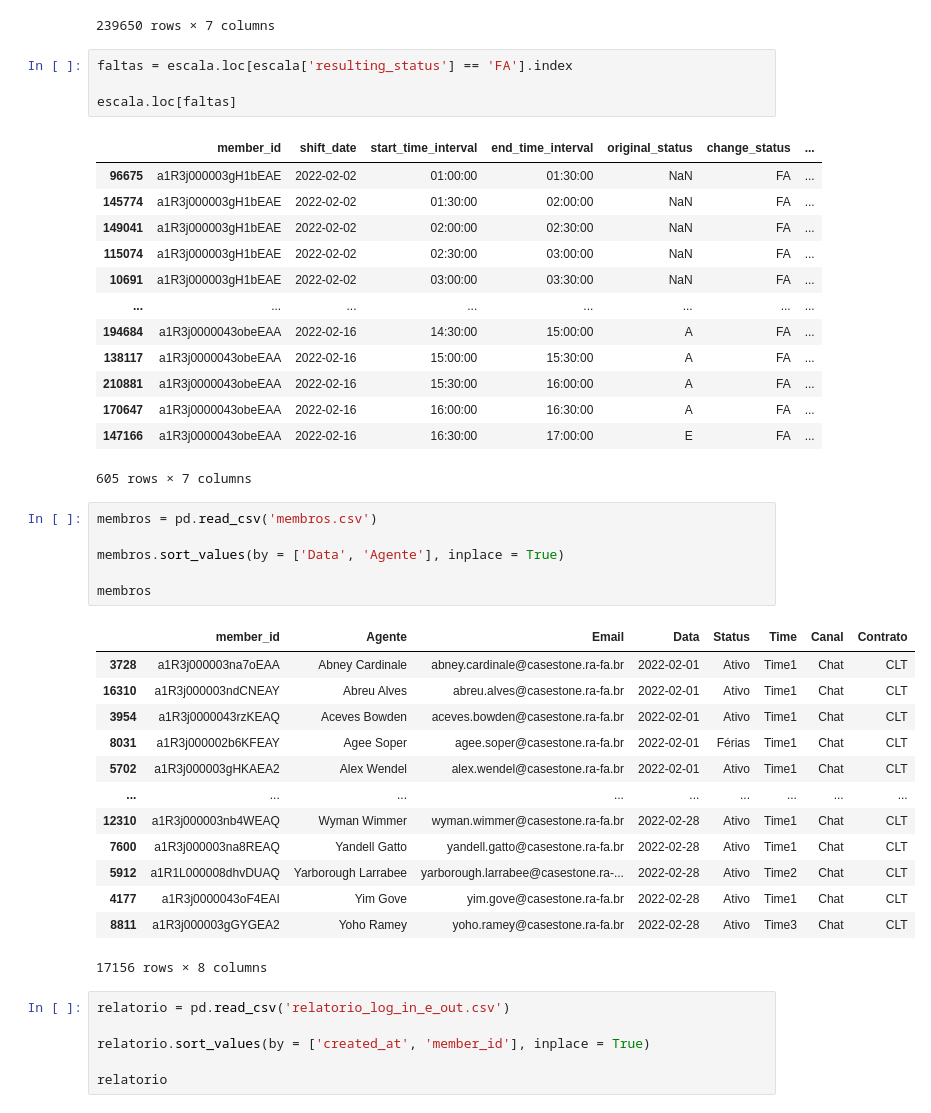
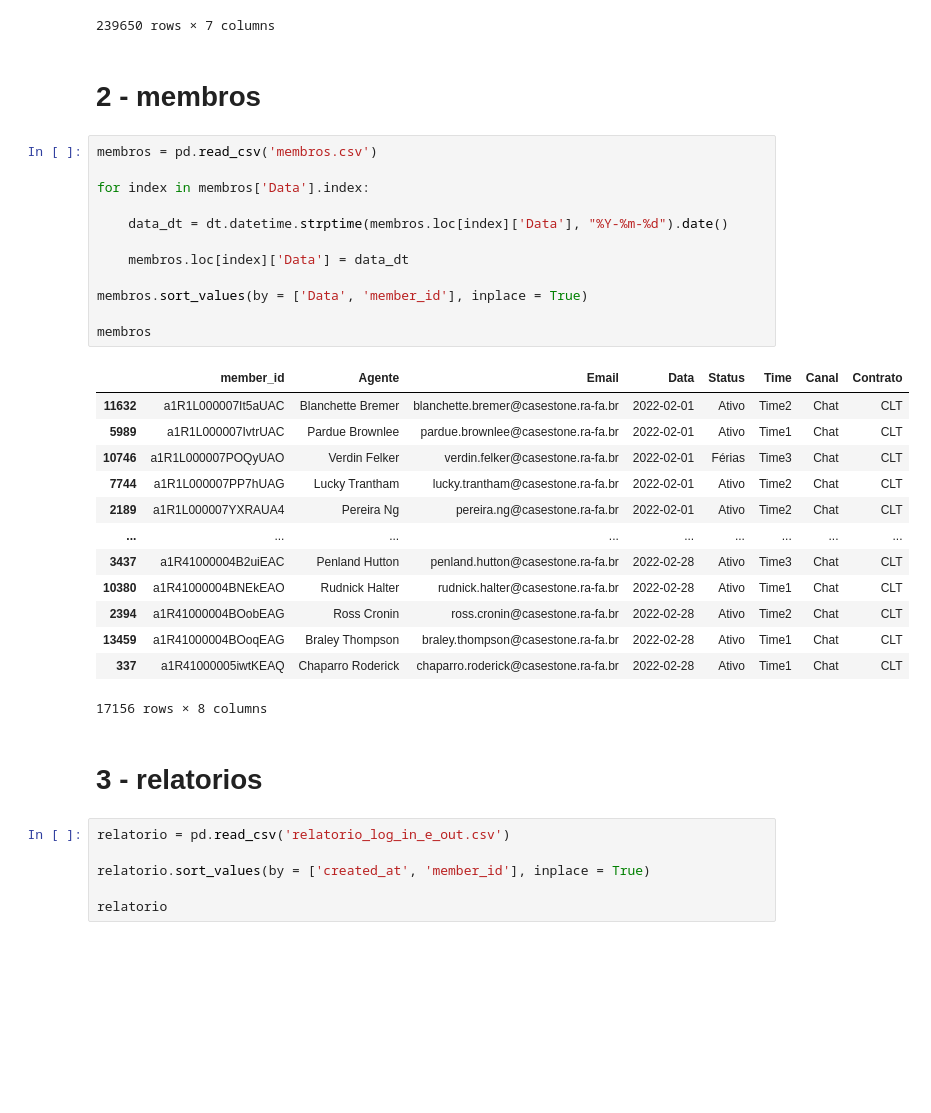
Before and after one commit to G-Moraes/projeto-disponibilidade, a Jupyter notebook: analise.ipynb, the cells around one changed output. Cells and saved outputs as stored; diff of their text form; blank space fills up the shorter version.

```diff
--- a/analise.ipynb
+++ b/analise.ipynb
@@ -66,44 +90,36 @@ escala
 | 150197 | a1R41000005iwtKEAQ | 2022-02-28 | 14:00:00 | 14:30:00 | A | FO | ... |
 | 184184 | a1R41000005iwtKEAQ | 2022-02-28 | 14:30:00 | 15:00:00 | A | FO | ... |
 239650 rows × 7 columns
-# %%
-faltas = escala.loc[escala['resulting_status'] == 'FA'].index
-
-escala.loc[faltas]
-# %% [output]
-|  | member_id | shift_date | start_time_interval | end_time_interval | original_status | change_status | ... |
-| 96675 | a1R3j000003gH1bEAE | 2022-02-02 | 01:00:00 | 01:30:00 | NaN | FA | ... |
-| 145774 | a1R3j000003gH1bEAE | 2022-02-02 | 01:30:00 | 02:00:00 | NaN | FA | ... |
-| 149041 | a1R3j000003gH1bEAE | 2022-02-02 | 02:00:00 | 02:30:00 | NaN | FA | ... |
-| 115074 | a1R3j000003gH1bEAE | 2022-02-02 | 02:30:00 | 03:00:00 | NaN | FA | ... |
-| 10691 | a1R3j000003gH1bEAE | 2022-02-02 | 03:00:00 | 03:30:00 | NaN | FA | ... |
-| ... | ... | ... | ... | ... | ... | ... | ... |
-| 194684 | a1R3j0000043obeEAA | 2022-02-16 | 14:30:00 | 15:00:00 | A | FA | ... |
-| 138117 | a1R3j0000043obeEAA | 2022-02-16 | 15:00:00 | 15:30:00 | A | FA | ... |
-| 210881 | a1R3j0000043obeEAA | 2022-02-16 | 15:30:00 | 16:00:00 | A | FA | ... |
-| 170647 | a1R3j0000043obeEAA | 2022-02-16 | 16:00:00 | 16:30:00 | A | FA | ... |
-| 147166 | a1R3j0000043obeEAA | 2022-02-16 | 16:30:00 | 17:00:00 | E | FA | ... |
-605 rows × 7 columns
+# %% [markdown]
+# 2 - membros
 # %%
 membros = pd.read_csv('membros.csv')
 
-membros.sort_values(by = ['Data', 'Agente'], inplace = True)
+for index in membros['Data'].index:
+
+    data_dt = dt.datetime.strptime(membros.loc[index]['Data'], "%Y-%m-%d").date()
+
+    membros.loc[index]['Data'] = data_dt
+
+membros.sort_values(by = ['Data', 'member_id'], inplace = True)
 
 membros
 # %% [output]
 |  | member_id | Agente | Email | Data | Status | Time | Canal | Contrato |
-| 3728 | a1R3j000003na7oEAA | Abney Cardinale | abney.cardinale@casestone.ra-fa.br | 2022-02-01 | Ativo | Time1 | Chat | CLT |
-| 16310 | a1R3j000003ndCNEAY | Abreu Alves | abreu.alves@casestone.ra-fa.br | 2022-02-01 | Ativo | Time1 | Chat | CLT |
-| 3954 | a1R3j0000043rzKEAQ | Aceves Bowden | aceves.bowden@casestone.ra-fa.br | 2022-02-01 | Ativo | Time1 | Chat | CLT |
-| 8031 | a1R3j000002b6KFEAY | Agee Soper | agee.soper@casestone.ra-fa.br | 2022-02-01 | Férias | Time1 | Chat | CLT |
-| 5702 | a1R3j000003gHKAEA2 | Alex Wendel | alex.wendel@casestone.ra-fa.br | 2022-02-01 | Ativo | Time1 | Chat | CLT |
+| 11632 | a1R1L000007It5aUAC | Blanchette Bremer | blanchette.bremer@casestone.ra-fa.br | 2022-02-01 | Ativo | Time2 | Chat | CLT |
+| 5989 | a1R1L000007IvtrUAC | Pardue Brownlee | pardue.brownlee@casestone.ra-fa.br | 2022-02-01 | Ativo | Time1 | Chat | CLT |
+| 10746 | a1R1L000007POQyUAO | Verdin Felker | verdin.felker@casestone.ra-fa.br | 2022-02-01 | Férias | Time3 | Chat | CLT |
+| 7744 | a1R1L000007PP7hUAG | Lucky Trantham | lucky.trantham@casestone.ra-fa.br | 2022-02-01 | Ativo | Time2 | Chat | CLT |
+| 2189 | a1R1L000007YXRAUA4 | Pereira Ng | pereira.ng@casestone.ra-fa.br | 2022-02-01 | Ativo | Time2 | Chat | CLT |
 | ... | ... | ... | ... | ... | ... | ... | ... | ... |
-| 12310 | a1R3j000003nb4WEAQ | Wyman Wimmer | wyman.wimmer@casestone.ra-fa.br | 2022-02-28 | Ativo | Time1 | Chat | CLT |
-| 7600 | a1R3j000003na8REAQ | Yandell Gatto | yandell.gatto@casestone.ra-fa.br | 2022-02-28 | Ativo | Time1 | Chat | CLT |
-| 5912 | a1R1L000008dhvDUAQ | Yarborough Larrabee | yarborough.larrabee@casestone.ra-... | 2022-02-28 | Ativo | Time2 | Chat | CLT |
-| 4177 | a1R3j0000043oF4EAI | Yim Gove | yim.gove@casestone.ra-fa.br | 2022-02-28 | Ativo | Time1 | Chat | CLT |
-| 8811 | a1R3j000003gGYGEA2 | Yoho Ramey | yoho.ramey@casestone.ra-fa.br | 2022-02-28 | Ativo | Time3 | Chat | CLT |
+| 3437 | a1R41000004B2uiEAC | Penland Hutton | penland.hutton@casestone.ra-fa.br | 2022-02-28 | Ativo | Time3 | Chat | CLT |
+| 10380 | a1R41000004BNEkEAO | Rudnick Halter | rudnick.halter@casestone.ra-fa.br | 2022-02-28 | Ativo | Time1 | Chat | CLT |
+| 2394 | a1R41000004BOobEAG | Ross Cronin | ross.cronin@casestone.ra-fa.br | 2022-02-28 | Ativo | Time2 | Chat | CLT |
+| 13459 | a1R41000004BOoqEAG | Braley Thompson | braley.thompson@casestone.ra-fa.br | 2022-02-28 | Ativo | Time1 | Chat | CLT |
+| 337 | a1R41000005iwtKEAQ | Chaparro Roderick | chaparro.roderick@casestone.ra-fa.br | 2022-02-28 | Ativo | Time1 | Chat | CLT |
 17156 rows × 8 columns
+# %% [markdown]
+# 3 - relatorios
 # %%
 relatorio = pd.read_csv('relatorio_log_in_e_out.csv')
 
```
Also changed, not shown: parts of 21 cells of this notebook.
